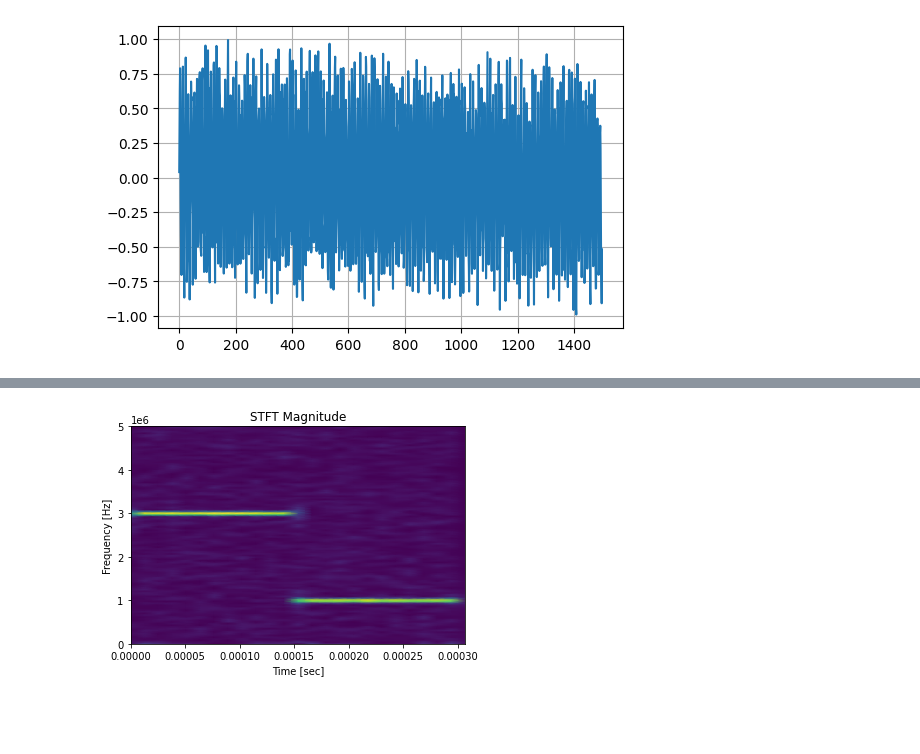
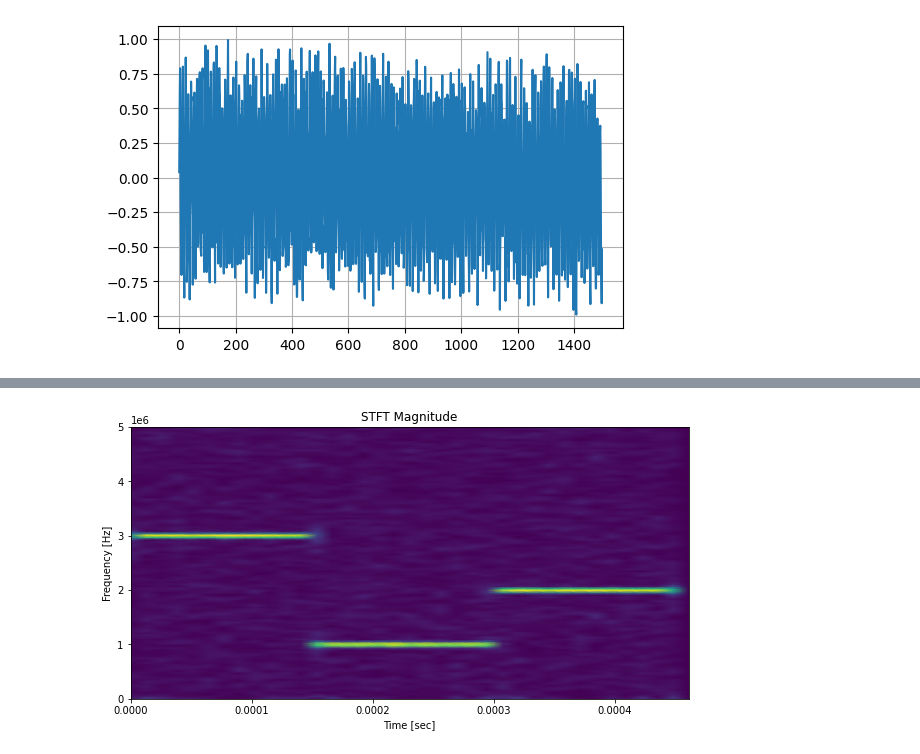
Before and after one commit to blue-monkey0/SideProject, a Jupyter notebook: Arc-Fault/STFT.ipynb, the cells around one changed output, grey strips where cells are left out. Drawn from its saved outputs; the diff is of its cells as text; code cells hidden in the pictures; blank space fills up the shorter version.

```diff
--- a/Arc-Fault/STFT.ipynb
+++ b/Arc-Fault/STFT.ipynb
@@ -52,6 +52,16 @@ signal_Arc2 = random_mag_Arc2*np.sin(2*np.pi*n3*t[82500:84000]) # random magnitu
 
 # total signal
 ext_signal_Arc2 = normal_signal[82500:84000] + signal_Arc2
+# %%
+#  generate noise Arc 3 signal
+
+n4 = 2000000 # 3MHz
+np.random.seed(222)
+random_mag_Arc3 = np.random.uniform(0.5, 0.8, 1500)
+signal_Arc3 = random_mag_Arc2*np.sin(2*np.pi*n4*t[82500:84000]) # random magnitude 0.5 ~ 1
+
+# total signal
+ext_signal_Arc3 = normal_signal[82500:84000] + signal_Arc3
 # %%
 plt.figure(num = 1, dpi = 100)
 plt.plot(ext_signal_Arc1)
@@ -67,16 +83,18 @@ plt.grid()
 # %%
 temp = list(ext_signal_Arc1)
 temp2 = list(ext_signal_Arc2)
+temp3 = list(ext_signal_Arc3)
 
-s0 = temp + temp2
+s0 = temp + temp2 + temp3
 
 sig = np.array(s0)
 # %%
 f_axis, t_axis, Zxx = signal.stft(sig, fs = fs)
+fig = plt.figure(figsize = (10, 5))
 plt.pcolormesh(t_axis, f_axis, np.abs(Zxx), shading = 'gouraud')
 plt.title('STFT Magnitude')
 plt.ylabel('Frequency [Hz]')
 plt.xlabel('Time [sec]')
 plt.show()
 # %% [output]
-[figure, old version]
+[figure, new version]
```
Also changed, not shown: parts of 1 cell of this notebook.
